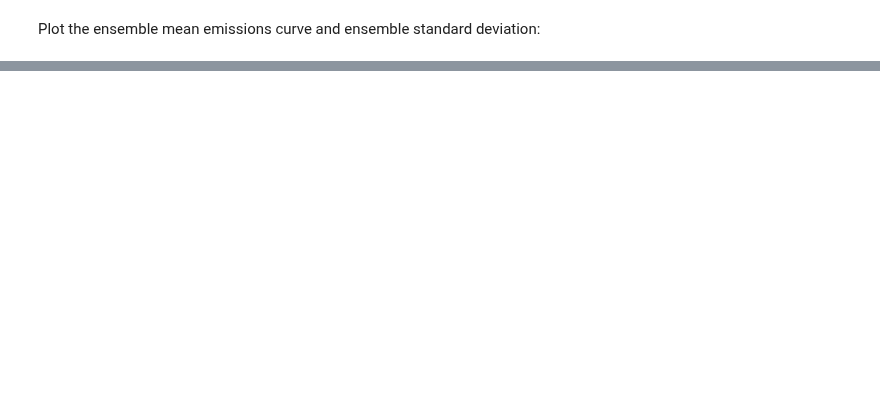
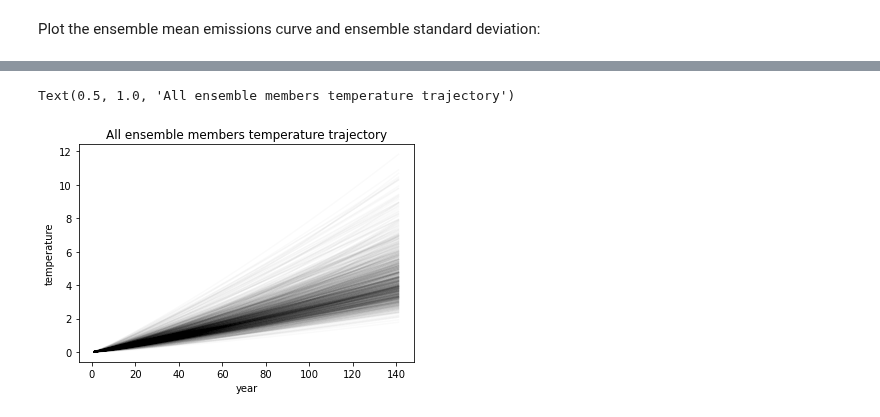
Before and after one commit to camillamathison/FaIR-Spice, a Jupyter notebook: notebooks/xarray_analysis.ipynb, the cells around one changed output, grey strips where cells are left out. Cells and saved outputs as stored; diff of their text form; code cells hidden in the pictures; blank space fills up the shorter version.

```diff
--- a/notebooks/xarray_analysis.ipynb
+++ b/notebooks/xarray_analysis.ipynb
@@ -57,0 +62,14 @@ ens_mean.plot(ax=ax)
+# %%
+# plot all the temperature trajectory for all ensemble members
+# overlaid with low opacity to demostrate distribution density
+
+fig, ax = plt.subplots()
+
+for member in data.member:
+    d = data.temperature.sel(member=member)
+    d.plot(ax=ax, color='black', alpha=0.02)
+
+ax.set_title("All ensemble members temperature trajectory")
+# %% [output]
+Text(0.5, 1.0, 'All ensemble members temperature trajectory')
+[figure, added]
```
Also changed, not shown: parts of 5 cells of this notebook, 2 other files.
